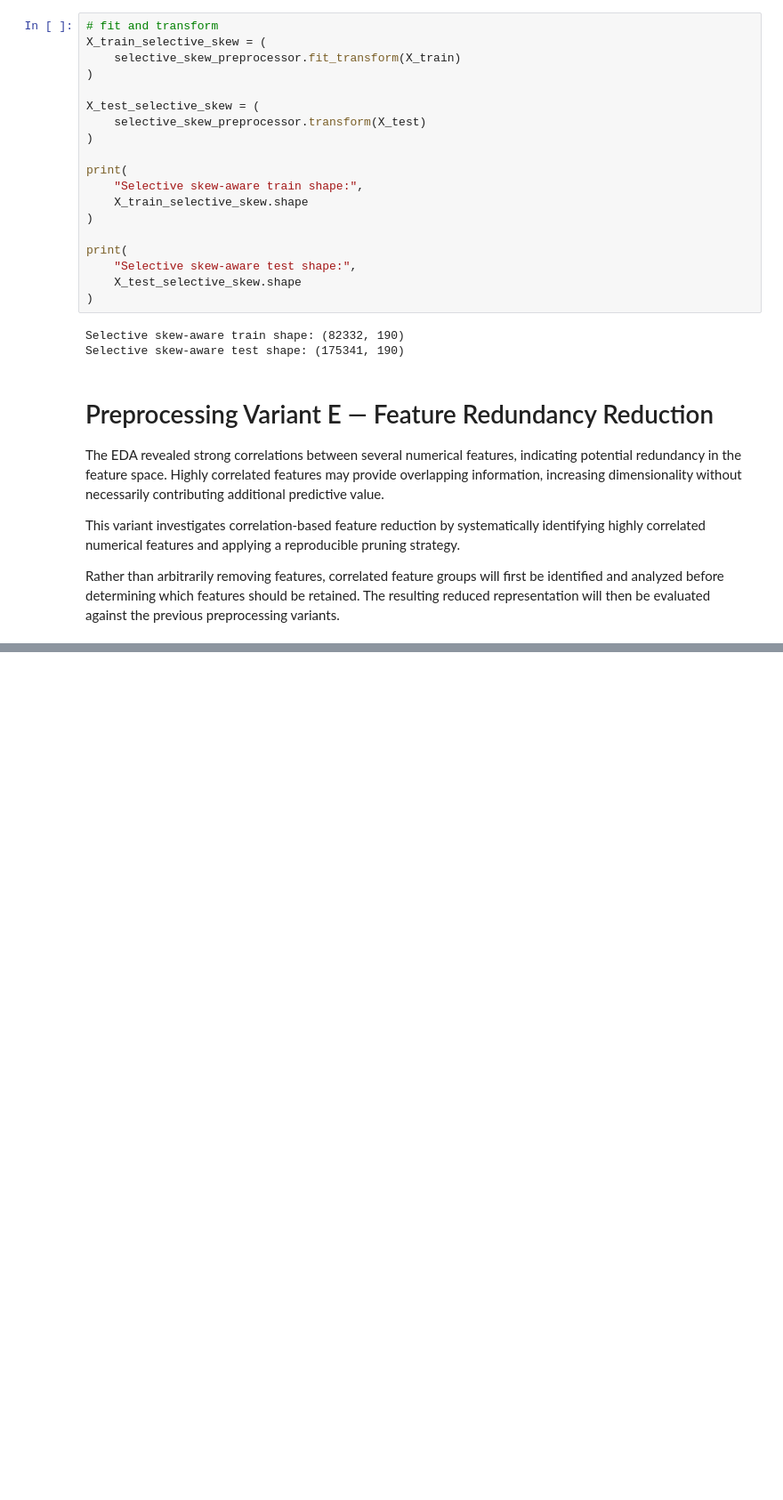
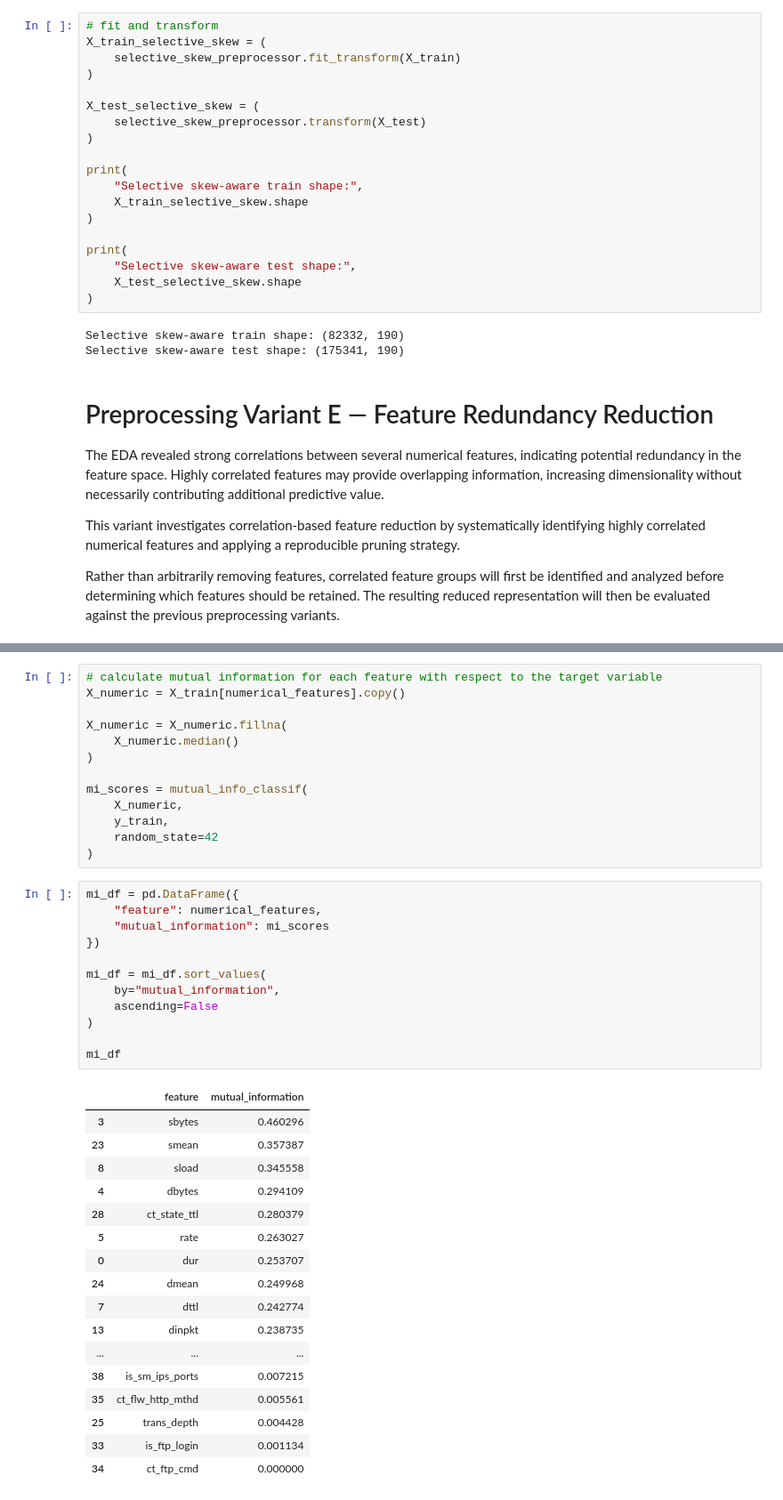
Before and after one commit to AskariAbidi18/Aeges-Q, a Jupyter notebook: notebooks/02_preprocessing/unsw_nb15_preprocessing.ipynb, the cells around one changed output, grey strips where cells are left out. Shown at 89% size. Drawn from its saved outputs; the diff is of its cells as text; blank space fills up the shorter version.

```diff
--- a/notebooks/02_preprocessing/unsw_nb15_preprocessing.ipynb
+++ b/notebooks/02_preprocessing/unsw_nb15_preprocessing.ipynb
@@ -657,0 +785,43 @@ evaluated against the previous preprocessing variants.
+# %%
+# calculate mutual information for each feature with respect to the target variable
+X_numeric = X_train[numerical_features].copy()
+
+X_numeric = X_numeric.fillna(
+    X_numeric.median()
+)
+
+mi_scores = mutual_info_classif(
+    X_numeric,
+    y_train,
+    random_state=42
+)
+# %%
+mi_df = pd.DataFrame({
+    "feature": numerical_features,
+    "mutual_information": mi_scores
+})
+
+mi_df = mi_df.sort_values(
+    by="mutual_information",
+    ascending=False
+)
+
+mi_df
+# %% [output]
+|  | feature | mutual_information |
+| 3 | sbytes | 0.460296 |
+| 23 | smean | 0.357387 |
+| 8 | sload | 0.345558 |
+| 4 | dbytes | 0.294109 |
+| 28 | ct_state_ttl | 0.280379 |
+| 5 | rate | 0.263027 |
+| 0 | dur | 0.253707 |
+| 24 | dmean | 0.249968 |
+| 7 | dttl | 0.242774 |
+| 13 | dinpkt | 0.238735 |
+| ... | ... | ... |
+| 38 | is_sm_ips_ports | 0.007215 |
+| 35 | ct_flw_http_mthd | 0.005561 |
+| 25 | trans_depth | 0.004428 |
+| 33 | is_ftp_login | 0.001134 |
+| 34 | ct_ftp_cmd | 0.000000 |
```
Also changed, not shown: parts of 17 cells of this notebook.
